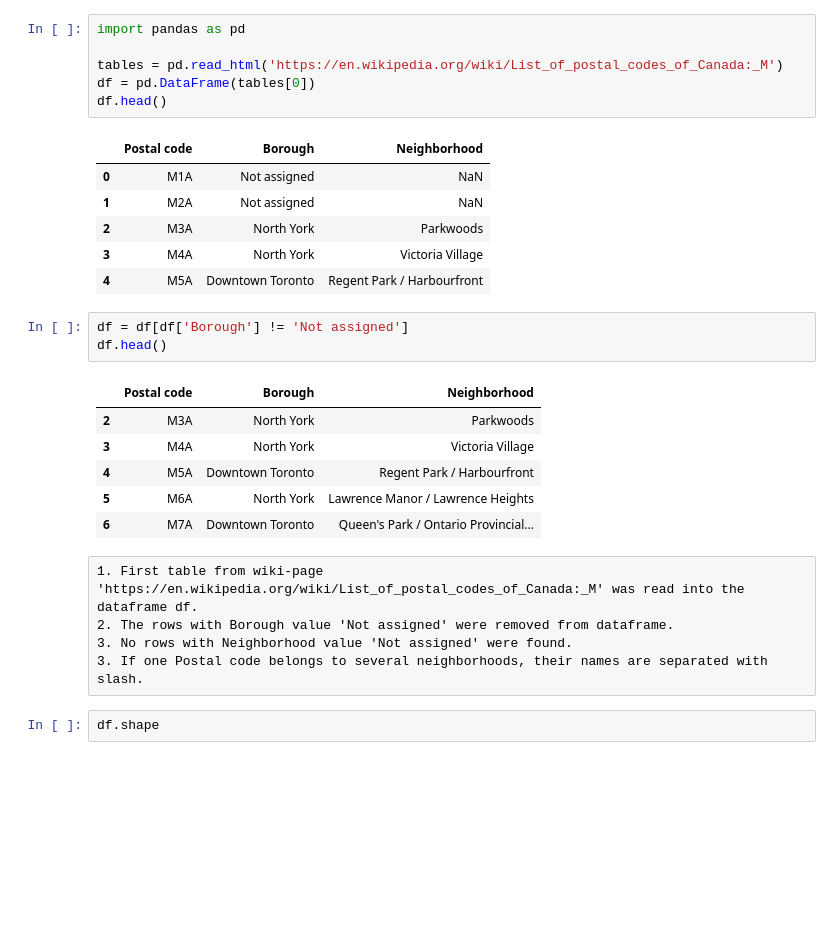
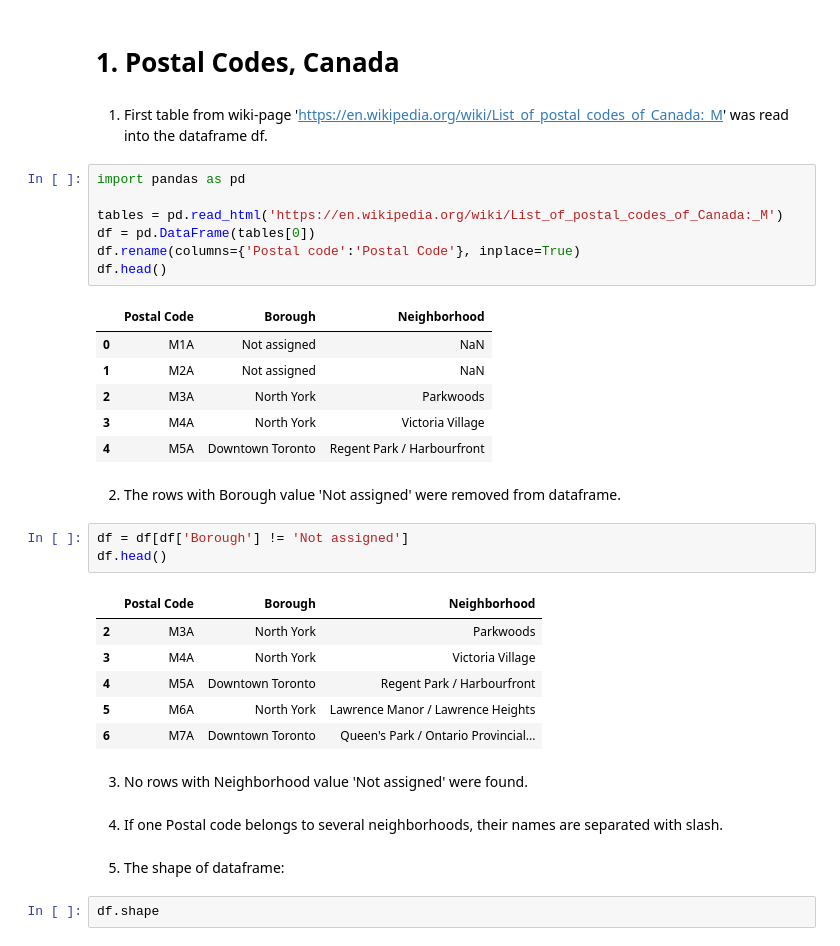
Before and after one commit to tavrida24/Coursera_Capstone, a Jupyter notebook: nb2.ipynb, the cells around one changed output. Saved outputs shown, nothing was run; the diff lists cells and outputs as text; blank space fills up the shorter version.

```diff
--- a/nb2.ipynb
+++ b/nb2.ipynb
@@ -1,31 +1,39 @@
+# %% [markdown]
+# 1. Postal Codes, Canada
+# %% [markdown]
+1. First table from wiki-page 'https://en.wikipedia.org/wiki/List_of_postal_codes_of_Canada:_M' was read into the dataframe df.
 # %%
 import pandas as pd
 
 tables = pd.read_html('https://en.wikipedia.org/wiki/List_of_postal_codes_of_Canada:_M')
 df = pd.DataFrame(tables[0])
+df.rename(columns={'Postal code':'Postal Code'}, inplace=True)
 df.head()
 # %% [output]
-|  | Postal code | Borough | Neighborhood |
+|  | Postal Code | Borough | Neighborhood |
 | 0 | M1A | Not assigned | NaN |
 | 1 | M2A | Not assigned | NaN |
 | 2 | M3A | North York | Parkwoods |
 | 3 | M4A | North York | Victoria Village |
 | 4 | M5A | Downtown Toronto | Regent Park / Harbourfront |
+# %% [markdown]
+2. The rows with Borough value 'Not assigned' were removed from dataframe.
 # %%
 df = df[df['Borough'] != 'Not assigned']
 df.head()
 # %% [output]
-|  | Postal code | Borough | Neighborhood |
+|  | Postal Code | Borough | Neighborhood |
 | 2 | M3A | North York | Parkwoods |
 | 3 | M4A | North York | Victoria Village |
 | 4 | M5A | Downtown Toronto | Regent Park / Harbourfront |
 | 5 | M6A | North York | Lawrence Manor / Lawrence Heights |
 | 6 | M7A | Downtown Toronto | Queen's Park / Ontario Provincial... |
-# %% [raw]
-1. First table from wiki-page 'https://en.wikipedia.org/wiki/List_of_postal_codes_of_Canada:_M' was read into the dataframe df.
-2. The rows with Borough value 'Not assigned' were removed from dataframe.
-3. No rows with Neighborhood value 'Not assigned' were found.
-3. If one Postal code belongs to several neighborhoods, their names are separated with slash.
+# %% [markdown]
+3. No rows with Neighborhood value 'Not assigned' were found.
+# %% [markdown]
+4. If one Postal code belongs to several neighborhoods, their names are separated with slash.
+# %% [markdown]
+5. The shape of dataframe:
 # %%
 df.shape
 # %% [output]
```
Also changed, not shown: parts of 54 cells of this notebook.
